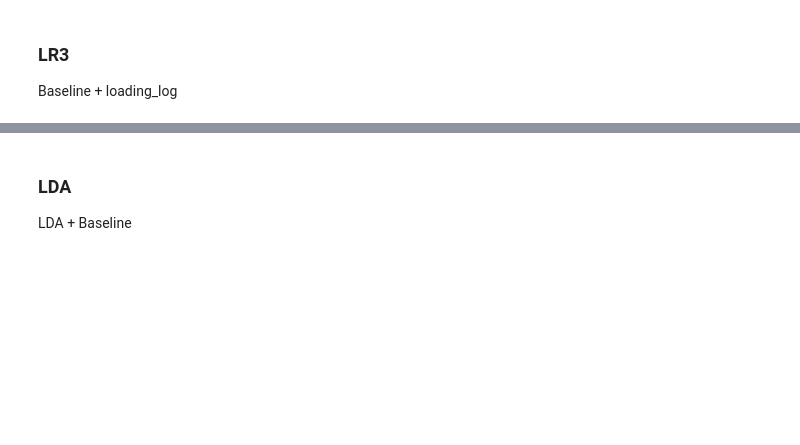
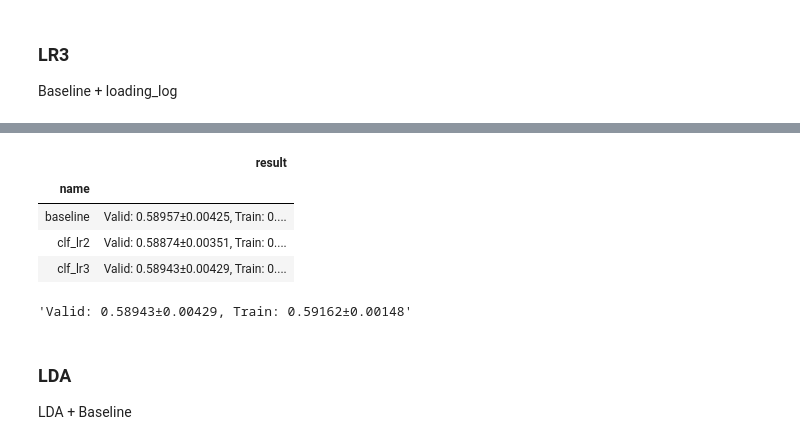
Before and after one commit to sunkusun9/DS_lv3_2604_2, a Jupyter notebook: sec_ds_lv3_prob1_kaggle.ipynb, the cells around one changed output, grey strips where cells are left out. Saved outputs shown, nothing was run; the diff lists cells and outputs as text; code cells hidden in the pictures; blank space fills up the shorter version.

```diff
--- a/sec_ds_lv3_prob1_kaggle.ipynb
+++ b/sec_ds_lv3_prob1_kaggle.ipynb
@@ -44,3 +372,25 @@ Baseline + loading_log
+# %%
+from sklearn.preprocessing import FunctionTransformer
+FunctionTransformer(np.log)
+
+from sklearn.linear_model import LogisticRegression
+
+ct = ColumnTransformer([
+    ('log_std', make_pipeline(FunctionTransformer(np.log, validate=False), StandardScaler()), ['loading']),
+    ('std', StandardScaler(), ['measurement_1', 'measurement_4', 'measurement_14', 'measurement_17']),
+    ('pt', 'passthrough', ['na_1'])
+])
+clf_lr3 = make_pipeline(
+    ct, LogisticRegression(solver='lbfgs', C = 0.02)
+)
+eval_model('clf_lr3', clf_lr3)
+# %% [output]
+|  | result |
+| name |  |
+| baseline | Valid: 0.58957±0.00425, Train: 0.... |
+| clf_lr2 | Valid: 0.58874±0.00351, Train: 0.... |
+| clf_lr3 | Valid: 0.58943±0.00429, Train: 0.... |
+'Valid: 0.58943±0.00429, Train: 0.59162±0.00148'
 # %% [markdown]
 ### LDA
 
```
Also changed, not shown: parts of 26 cells of this notebook.
